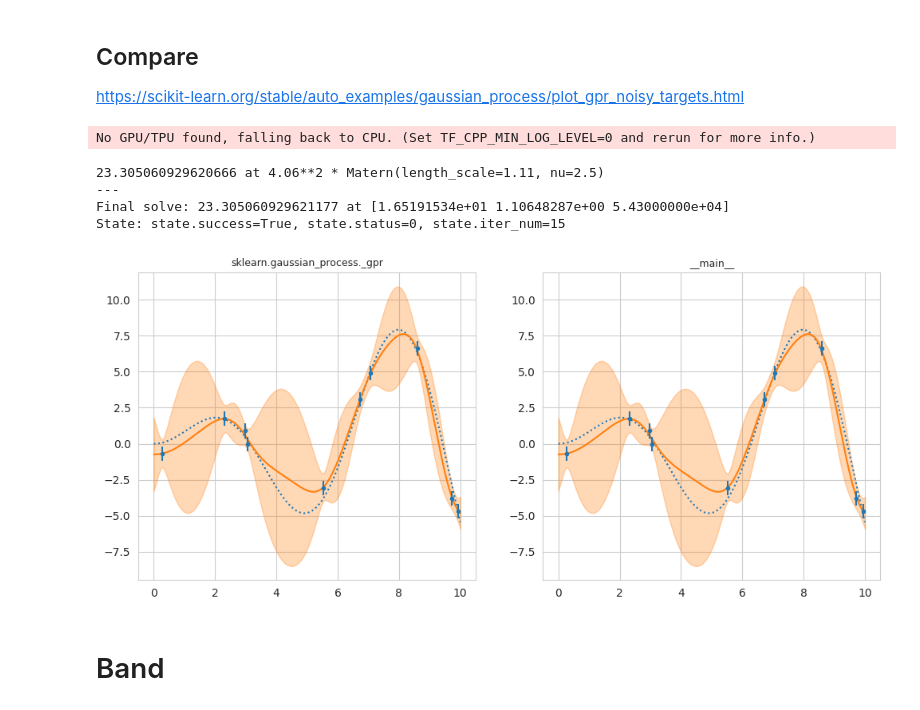
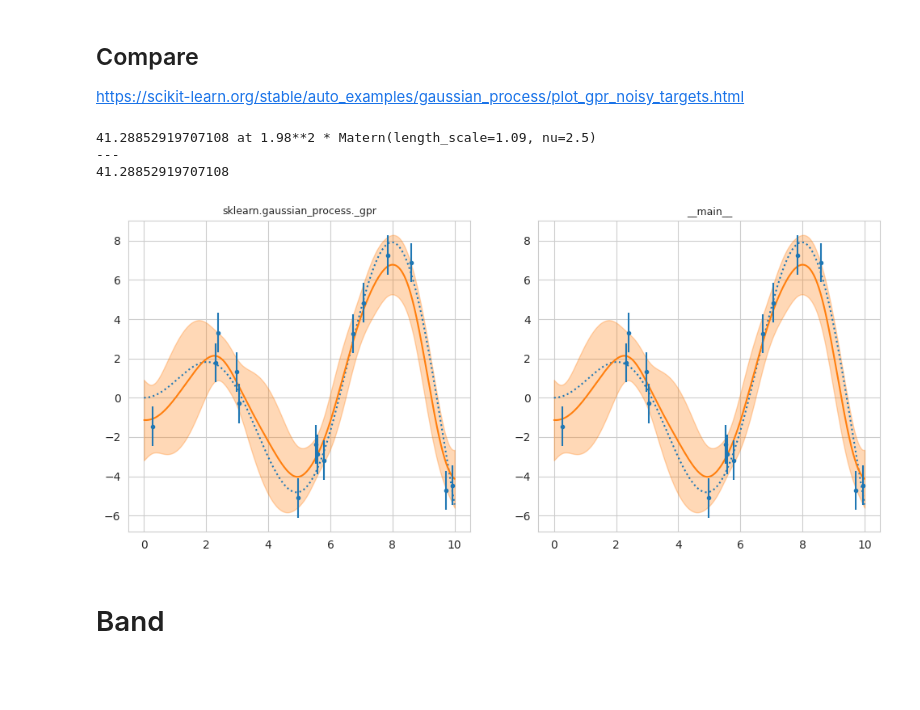
Before and after one commit to ItsNiklas/sparse-gaussian-processes, a Jupyter notebook: GP.ipynb, the cells around one changed output. Saved outputs shown, nothing was run; the diff lists cells and outputs as text; code cells hidden in the pictures; blank space fills up the shorter version.

```diff
--- a/GP.ipynb
+++ b/GP.ipynb
@@ -177,11 +183,11 @@ X = np.linspace(start=0, stop=10, num=1_000).reshape(-1, 1)
 y = np.squeeze(X * np.sin(X))
 
 rng = np.random.RandomState(0)
-training_indices = rng.choice(np.arange(y.size), size=10, replace=False)
+training_indices = rng.choice(np.arange(y.size), size=15, replace=False)
 X_train, y_train = X[training_indices], y[training_indices]
 
 # Observation Noise
-noise_std = 0.5
+noise_std = 1
 y_train = y_train + rng.normal(loc=0, scale=noise_std, size=y_train.shape)
 
 # Parameters
@@ -190,8 +196,6 @@ l = 1.09
 p = 5.43e+04
 
 theta_init = jnp.array([s, l, p], dtype=float)
-# %% [output]
-No GPU/TPU found, falling back to CPU. (Set TF_CPP_MIN_LOG_LEVEL=0 and rerun for more info.)
 # %%
 from sklearn.gaussian_process import GaussianProcessRegressor
 from sklearn.gaussian_process.kernels import Matern
@@ -203,45 +207,45 @@ for i, ax in enumerate(axs.flatten()):
         kernel = s * Matern(l, nu=2.5)
         gaussian_process = GaussianProcessRegressor(
             kernel=kernel,
-            alpha=noise_std ** 2,
+            alpha=noise_std ** 2, optimizer=None
         )
         gaussian_process.fit(X_train, y_train)
         print(-gaussian_process.log_marginal_likelihood_value_, "at", gaussian_process.kernel_)
         print("---")
     else:
         def kernel(s1, l1, p1, x, y):
             return MaternKernel52(s1, l1, x, y)
 
-
         gaussian_process = GPR(X_train, y_train, kernel, theta_init, eps=noise_std ** 2)
-        gaussian_process.fit()
+        if hasattr(gaussian_process, "log_marginal_likelihood_value_"):
+            print(gaussian_process.log_marginal_likelihood_value_)
+        #gaussian_process.fit()
 
     mean_prediction, std_prediction = gaussian_process.predict(X, return_std=True)
     ax.plot(X, y, linestyle="dotted")
     ax.plot(X, mean_prediction, label="Mean prediction")
     ax.errorbar(
         X_train,
         y_train,
         noise_std,
         linestyle="None",
         color="tab:blue",
         marker=".",
         label="Observations",
     )
     ax.fill_between(
         X.ravel(),
         mean_prediction - 1.96 * std_prediction,
         mean_prediction + 1.96 * std_prediction,
         alpha=0.3,
         color="tab:orange",
     )
     ax.set_title(gaussian_process.__module__, fontsize=9)
 plt.show()
 # %% [output]
-23.305060929620666 at 4.06**2 * Matern(length_scale=1.11, nu=2.5)
+41.28852919707108 at 1.98**2 * Matern(length_scale=1.09, nu=2.5)
 ---
-Final solve: 23.305060929621177 at [1.65191534e+01 1.10648287e+00 5.43000000e+04]
-State: state.success=True, state.status=0, state.iter_num=15
+41.28852919707108
-[figure, old version]
+[figure, new version]
 # %% [markdown]
 # Band
```
Also changed, not shown: parts of 1 cell of this notebook.
